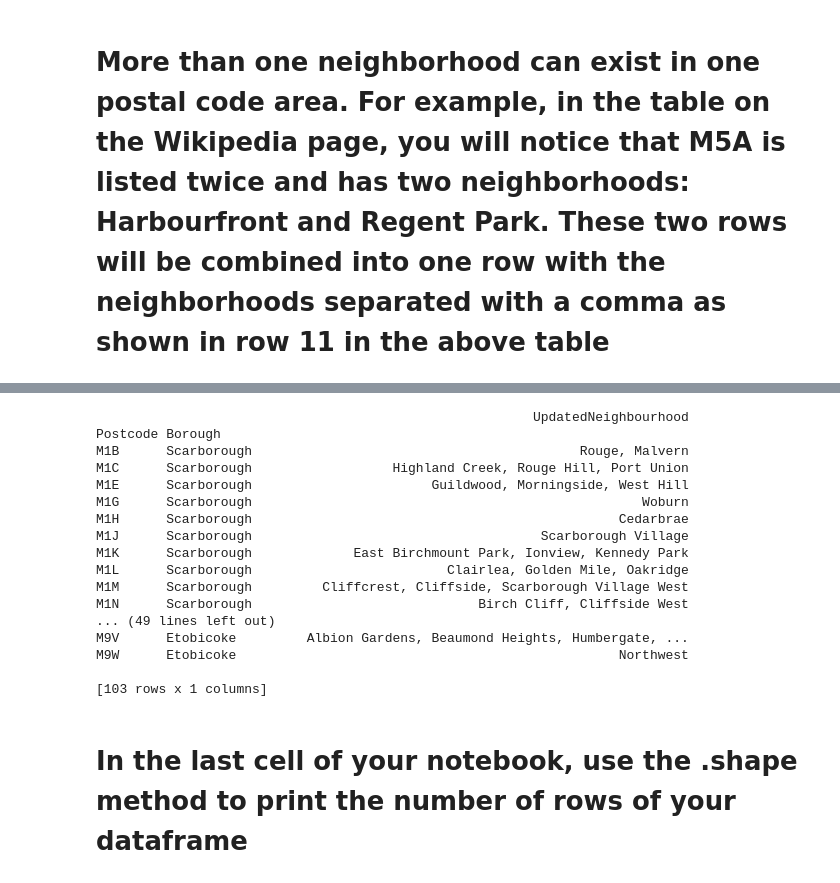
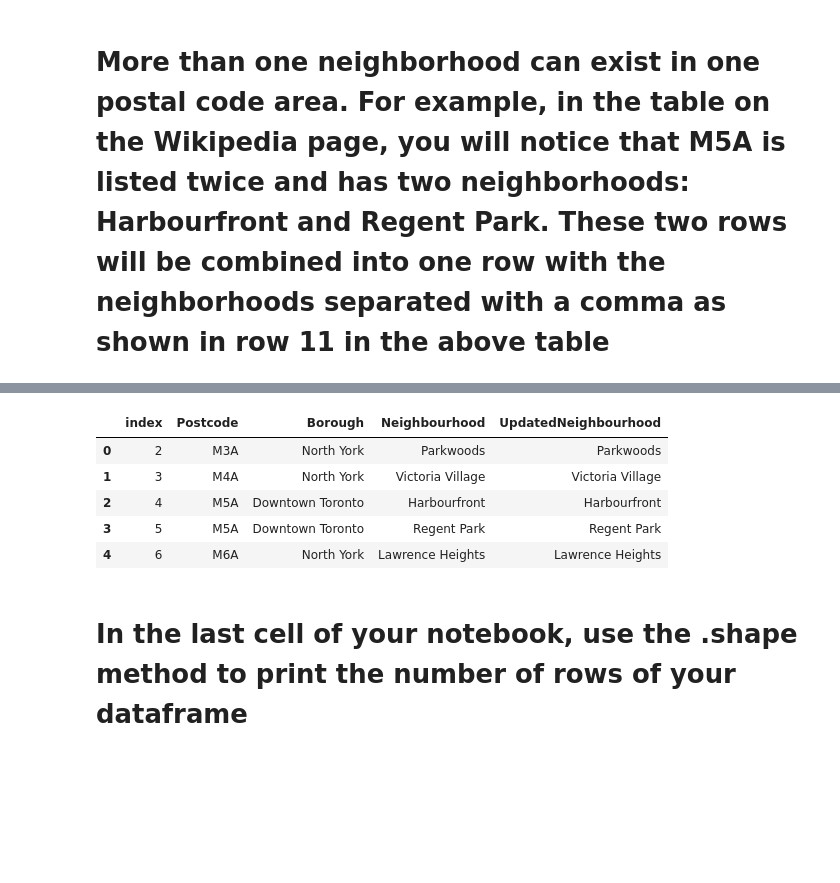
Before and after one commit to malthippana/Coursera_Capstone, a Jupyter notebook: Chapter 9 Week 3 Assignment.ipynb, the cells around one changed output, grey strips where cells are left out. Drawn from its saved outputs; the diff is of its cells as text; code cells hidden in the pictures; blank space fills up the shorter version.

```diff
--- a/Chapter 9 Week 3 Assignment.ipynb
+++ b/Chapter 9 Week 3 Assignment.ipynb
@@ -64,24 +82,14 @@ See the caveats in the documentation: http://pandas.pydata.org/pandas-docs/stabl
-# %%
-group_data = dfs2.groupby(['Postcode','Borough'])['UpdatedNeighbourhood'].agg([('UpdatedNeighbourhood', ', '.join)])
-print (group_data)
-# %% [output]
-                                                        UpdatedNeighbourhood
-Postcode Borough
-M1B      Scarborough                                          Rouge, Malvern
-M1C      Scarborough                  Highland Creek, Rouge Hill, Port Union
-M1E      Scarborough                       Guildwood, Morningside, West Hill
-M1G      Scarborough                                                  Woburn
-M1H      Scarborough                                               Cedarbrae
-M1J      Scarborough                                     Scarborough Village
-M1K      Scarborough             East Birchmount Park, Ionview, Kennedy Park
-M1L      Scarborough                         Clairlea, Golden Mile, Oakridge
-M1M      Scarborough         Cliffcrest, Cliffside, Scarborough Village West
-M1N      Scarborough                             Birch Cliff, Cliffside West
-... (49 lines left out)
-M9V      Etobicoke         Albion Gardens, Beaumond Heights, Humbergate, ...
-M9W      Etobicoke                                                 Northwest
-
-[103 rows x 1 columns]
+# %%
+dfs2.groupby(['Postcode','Borough'], as_index=False).agg([('UpdatedNeighbourhood', ', '.join)])
+dfs2.reset_index(level=0, inplace=True)
+dfs2.head()
+# %% [output]
+|  | index | Postcode | Borough | Neighbourhood | UpdatedNeighbourhood |
+| 0 | 2 | M3A | North York | Parkwoods | Parkwoods |
+| 1 | 3 | M4A | North York | Victoria Village | Victoria Village |
+| 2 | 4 | M5A | Downtown Toronto | Harbourfront | Harbourfront |
+| 3 | 5 | M5A | Downtown Toronto | Regent Park | Regent Park |
+| 4 | 6 | M6A | North York | Lawrence Heights | Lawrence Heights |
 # %% [markdown]
 # In the last cell of your notebook, use the .shape method to print the number of rows of your dataframe
 # %%
```
Also changed, not shown: parts of 16 cells of this notebook.
